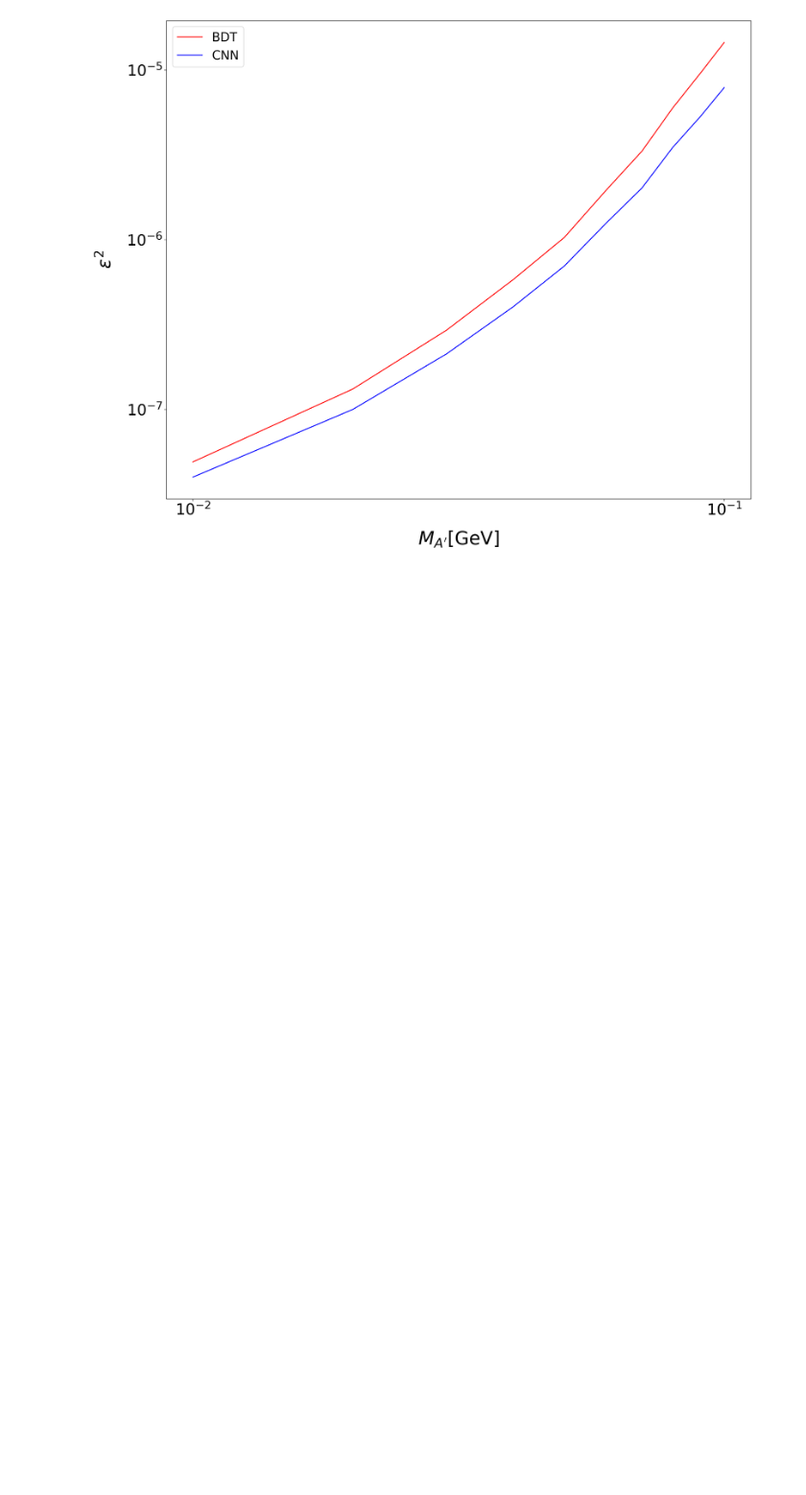
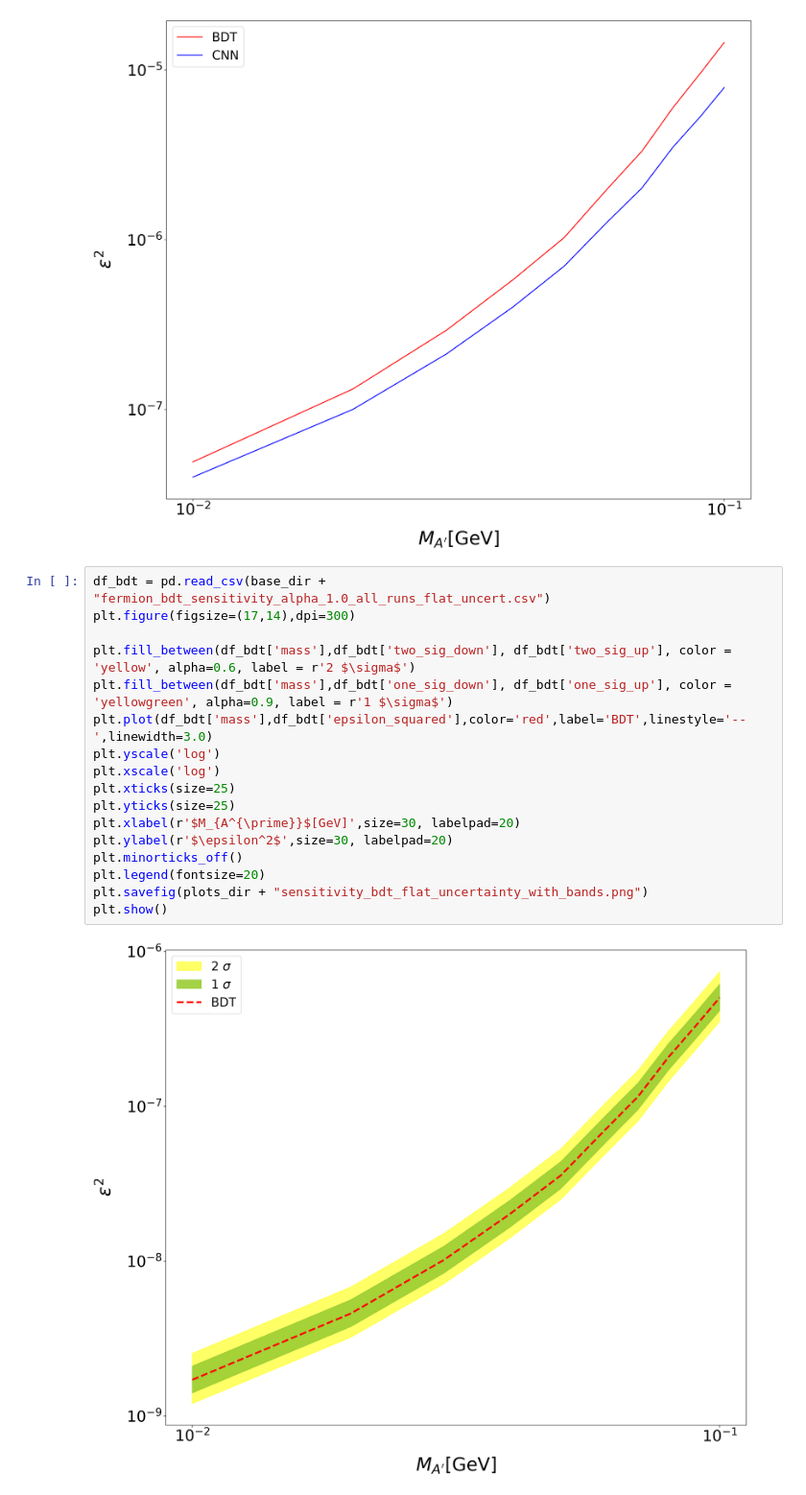
Before and after one commit to lmlepin9/DM-MicroBooNE, a Jupyter notebook: ROOT_analysis/sensitivity_variations.ipynb, the cells around one changed output. Shown at 96% size. Saved outputs shown, nothing was run; the diff lists cells and outputs as text; blank space fills up the shorter version.

```diff
--- a/ROOT_analysis/sensitivity_variations.ipynb
+++ b/ROOT_analysis/sensitivity_variations.ipynb
@@ -64,3 +64,22 @@ plt.savefig(plots_dir + "sensitivity_bdt_vs_cnn.png")
 plt.show()
 # %% [output]
 [figure]
+# %%
+df_bdt = pd.read_csv(base_dir + "fermion_bdt_sensitivity_alpha_1.0_all_runs_flat_uncert.csv")
+plt.figure(figsize=(17,14),dpi=300)
+
+plt.fill_between(df_bdt['mass'],df_bdt['two_sig_down'], df_bdt['two_sig_up'], color = 'yellow', alpha=0.6, label = r'2 $\sigma$')
+plt.fill_between(df_bdt['mass'],df_bdt['one_sig_down'], df_bdt['one_sig_up'], color = 'yellowgreen', alpha=0.9, label = r'1 $\sigma$')
+plt.plot(df_bdt['mass'],df_bdt['epsilon_squared'],color='red',label='BDT',linestyle='--',linewidth=3.0)
+plt.yscale('log')
+plt.xscale('log')
+plt.xticks(size=25)
+plt.yticks(size=25)
+plt.xlabel(r'$M_{A^{\prime}}$[GeV]',size=30, labelpad=20)
+plt.ylabel(r'$\epsilon^2$',size=30, labelpad=20)
+plt.minorticks_off()
+plt.legend(fontsize=20)
+plt.savefig(plots_dir + "sensitivity_bdt_flat_uncertainty_with_bands.png")
+plt.show()
+# %% [output]
+[figure, added]
```
Also changed, not shown: parts of 2 cells of this notebook, 2 other files.
